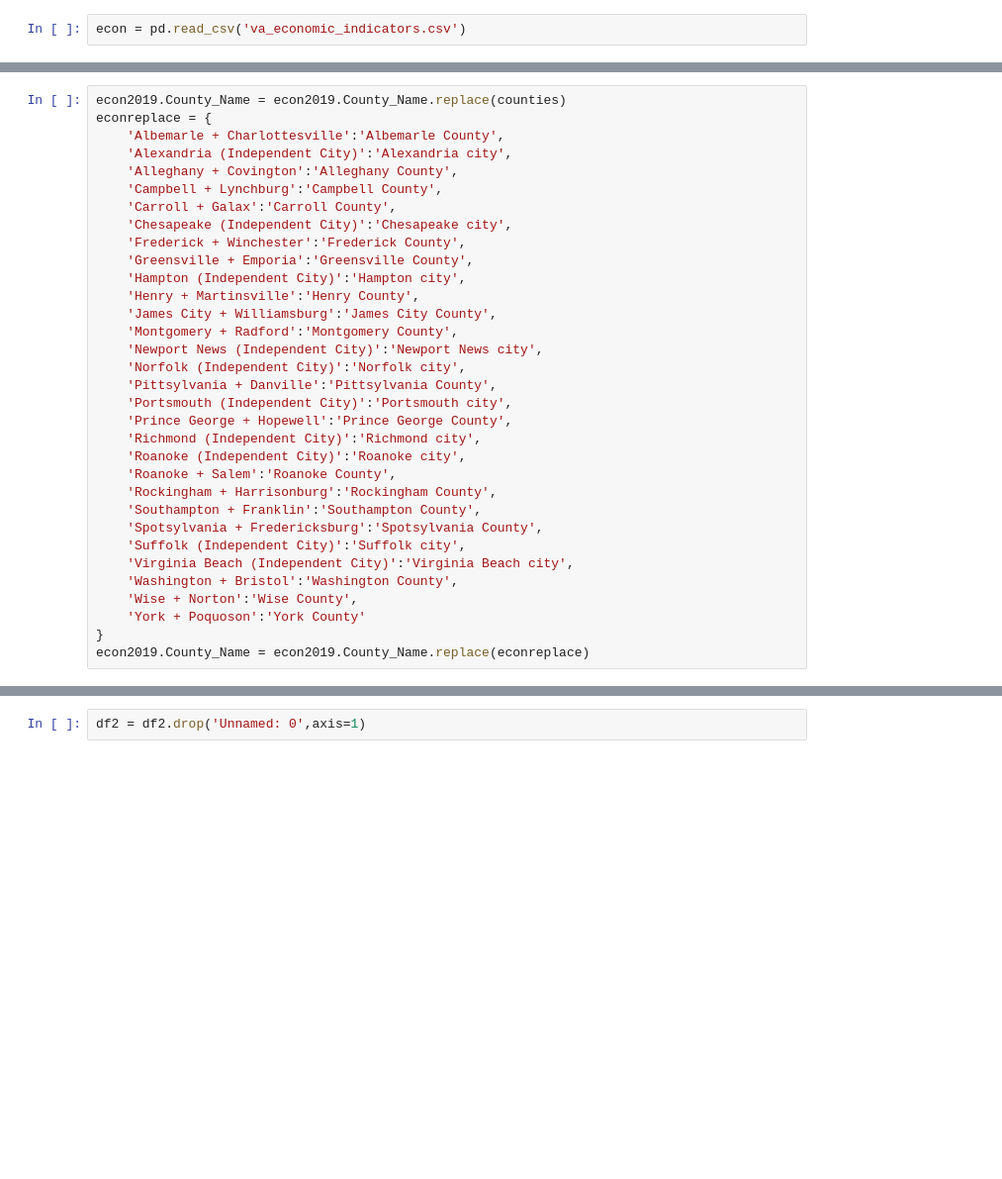
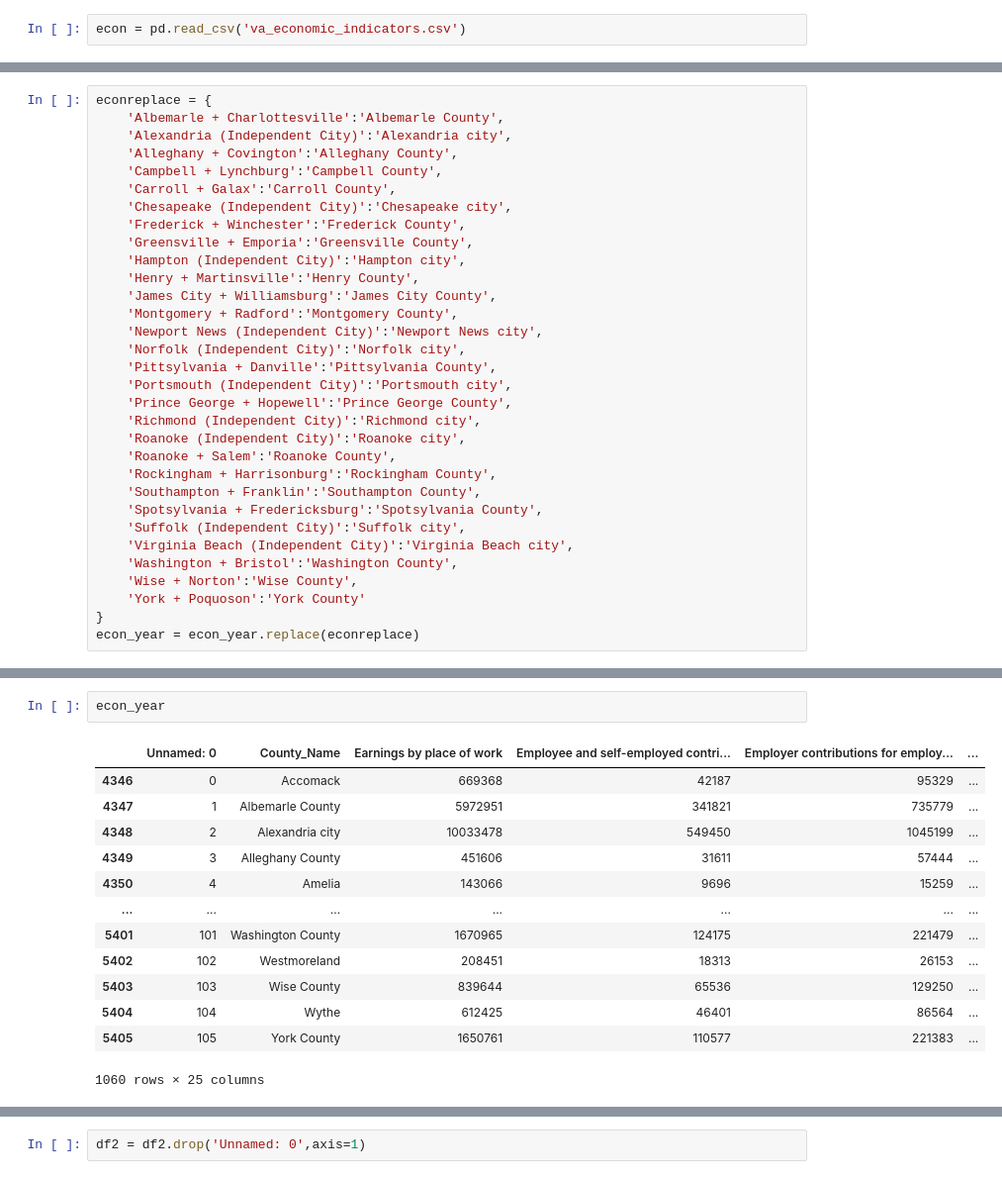
Before and after one commit to btchae/DS6040-Project, a Jupyter notebook: old notebooks/Wrangle.ipynb, the cells around one changed output, grey strips where cells are left out. Shown: that part at 99% size. Cells and saved outputs as stored; diff of their text form; blank space fills up the shorter version.

```diff
--- a/Wrangle.ipynb
+++ b/old notebooks/Wrangle.ipynb
@@ -277,5 +441,4 @@ See the caveats in the documentation: https://pandas.pydata.org/pandas-docs/stab
 # %%
-econ2019.County_Name = econ2019.County_Name.replace(counties)
 econreplace = {
     'Albemarle + Charlottesville':'Albemarle County',
     'Alexandria (Independent City)':'Alexandria city',
@@ -306,4 +469,4 @@ econreplace = {
     'Wise + Norton':'Wise County',
     'York + Poquoson':'York County'
 }
-econ2019.County_Name = econ2019.County_Name.replace(econreplace)
+econ_year = econ_year.replace(econreplace)
@@ -337,3 +473,19 @@ econ2019
+# %%
+econ_year
+# %% [output]
+|  | Unnamed: 0 | County_Name | Earnings by place of work | Employee and self-employed contri... | Employer contributions for employ... | ... |
+| 4346 | 0 | Accomack | 669368 | 42187 | 95329 | ... |
+| 4347 | 1 | Albemarle County | 5972951 | 341821 | 735779 | ... |
+| 4348 | 2 | Alexandria city | 10033478 | 549450 | 1045199 | ... |
+| 4349 | 3 | Alleghany County | 451606 | 31611 | 57444 | ... |
+| 4350 | 4 | Amelia | 143066 | 9696 | 15259 | ... |
+| ... | ... | ... | ... | ... | ... | ... |
+| 5401 | 101 | Washington County | 1670965 | 124175 | 221479 | ... |
+| 5402 | 102 | Westmoreland | 208451 | 18313 | 26153 | ... |
+| 5403 | 103 | Wise County | 839644 | 65536 | 129250 | ... |
+| 5404 | 104 | Wythe | 612425 | 46401 | 86564 | ... |
+| 5405 | 105 | York County | 1650761 | 110577 | 221383 | ... |
+1060 rows × 25 columns
 # %%
 df = pd.merge(econ2019, susb_va, how='inner')
 df2 = pd.merge(pov_clean, df, how='inner')
```
Also changed, not shown: parts of 17 cells of this notebook, 2 other files.
